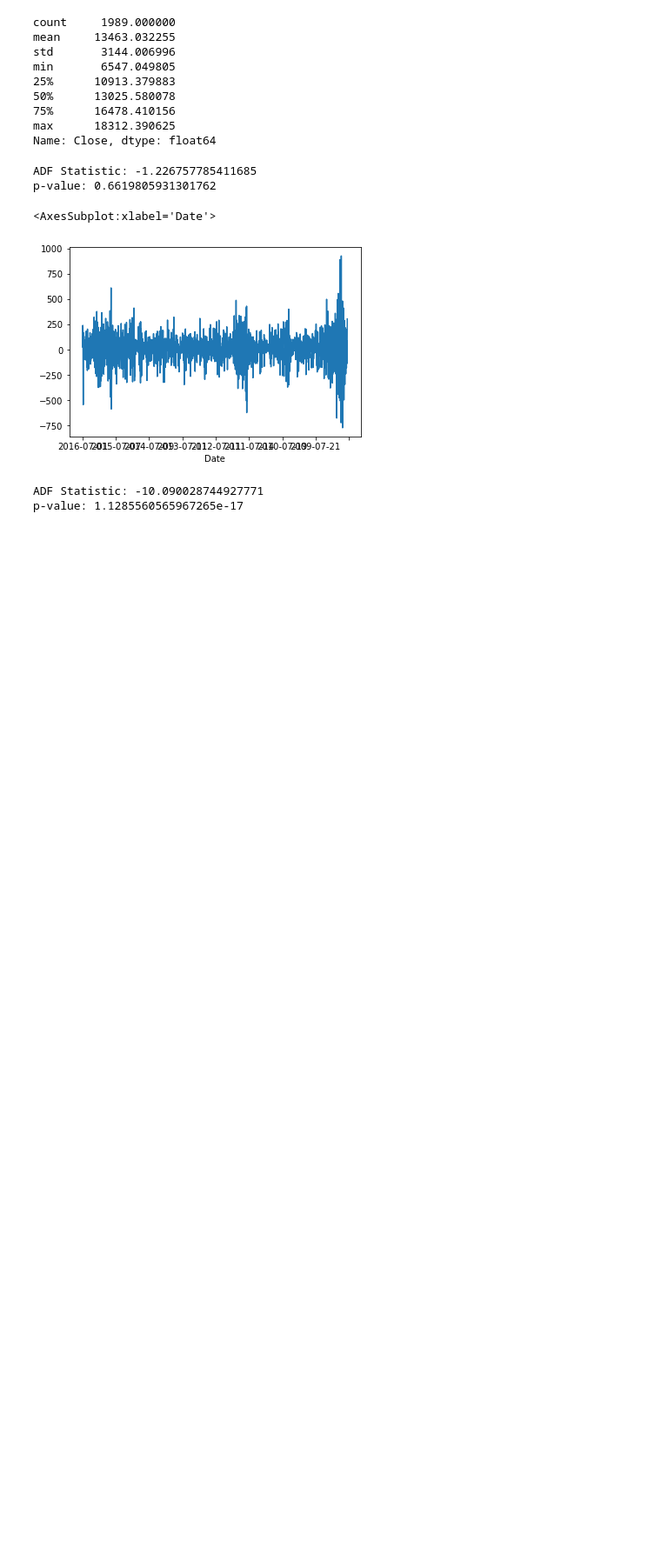
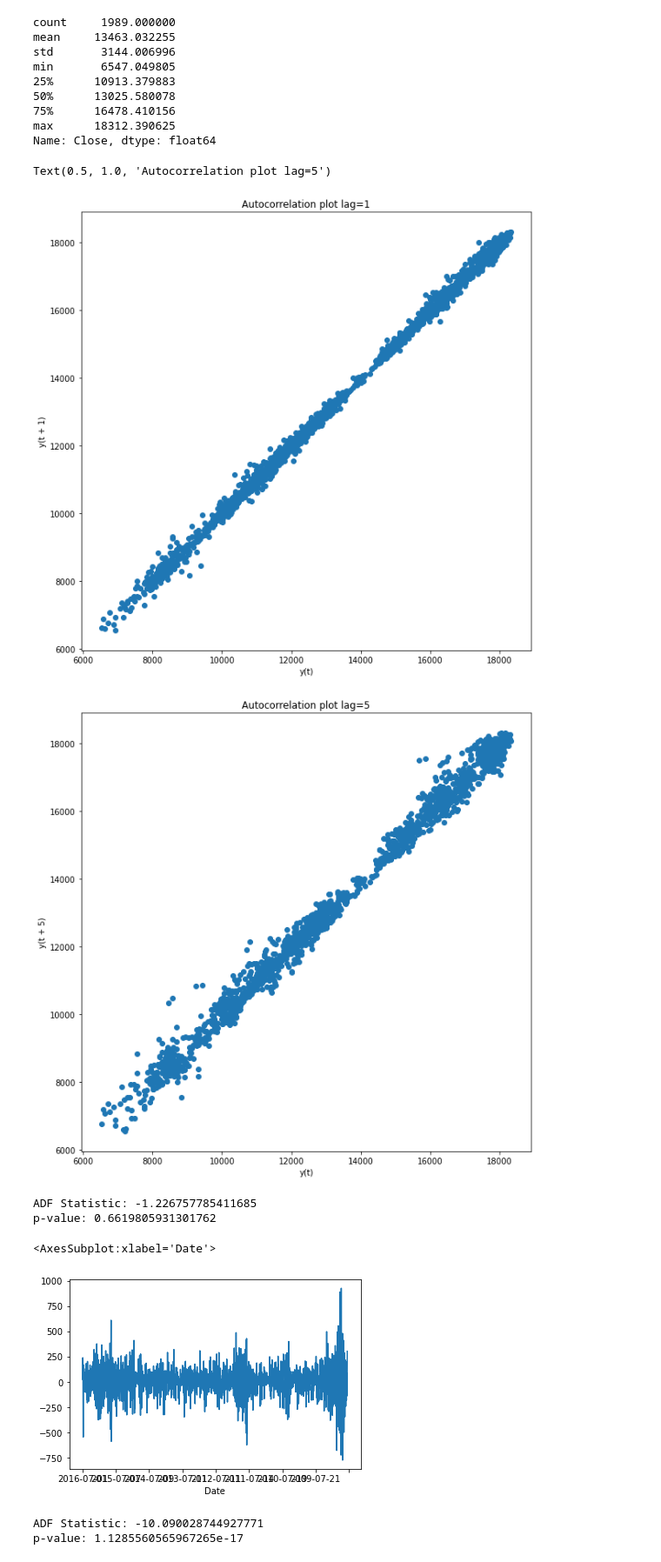
Before and after one commit to anaghlal/bitmap_aibfsi, a Jupyter notebook: code/DataAnalysis_TimeSeries.ipynb, the cells around one changed output. Shown at 87% size. Drawn from its saved outputs; the diff is of its cells as text; code cells hidden in the pictures; blank space fills up the shorter version.

```diff
--- a/code/DataAnalysis_TimeSeries.ipynb
+++ b/code/DataAnalysis_TimeSeries.ipynb
@@ -49,4 +76,17 @@ min       6547.049805
 75%      16478.410156
 max      18312.390625
 Name: Close, dtype: float64
+# %%
+from pandas.plotting import lag_plot
+plt.figure(figsize=(10,10))
+lag_plot(df['Close'], lag=1)
+plt.title('Autocorrelation plot lag=1')
+
+plt.figure(figsize=(10,10))
+lag_plot(df['Close'], lag=5)
+plt.title('Autocorrelation plot lag=5')
+# %% [output]
+Text(0.5, 1.0, 'Autocorrelation plot lag=5')
+[figure, added]
+[figure, added]
 # %%
```
Also changed, not shown: parts of 12 cells of this notebook, 1 other file.
